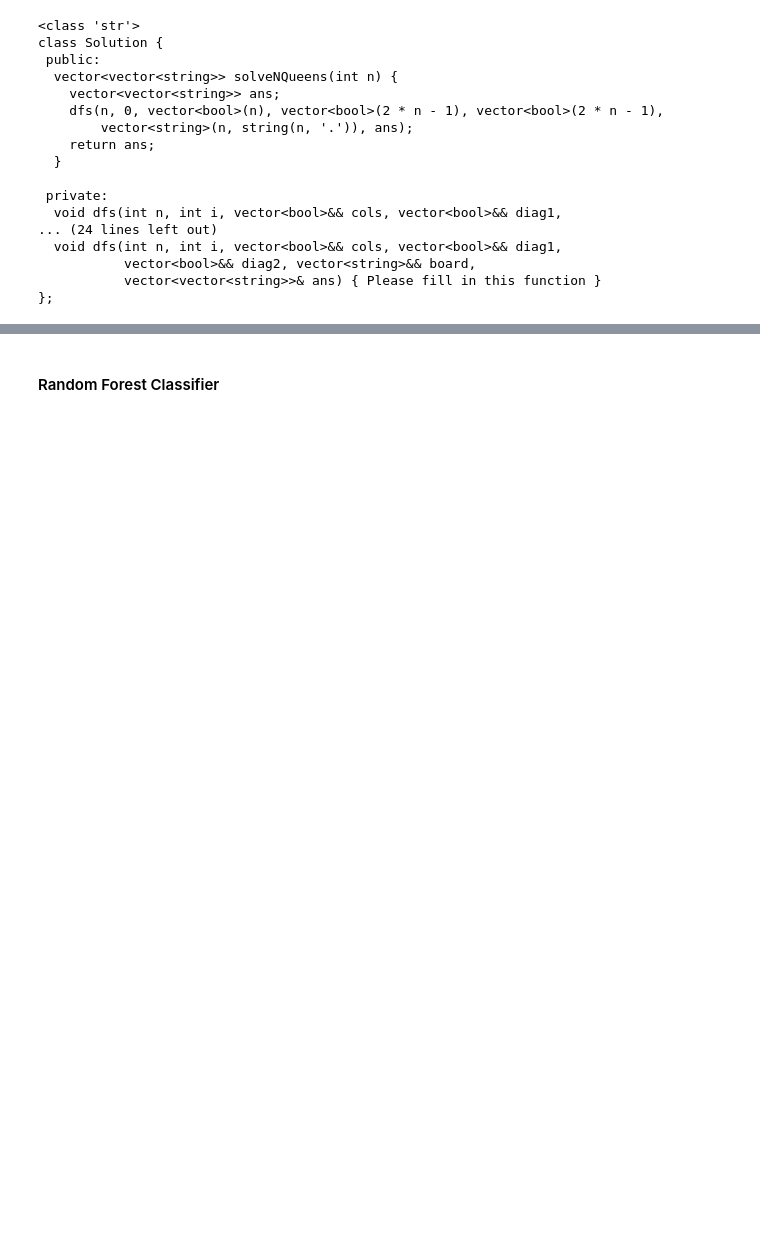
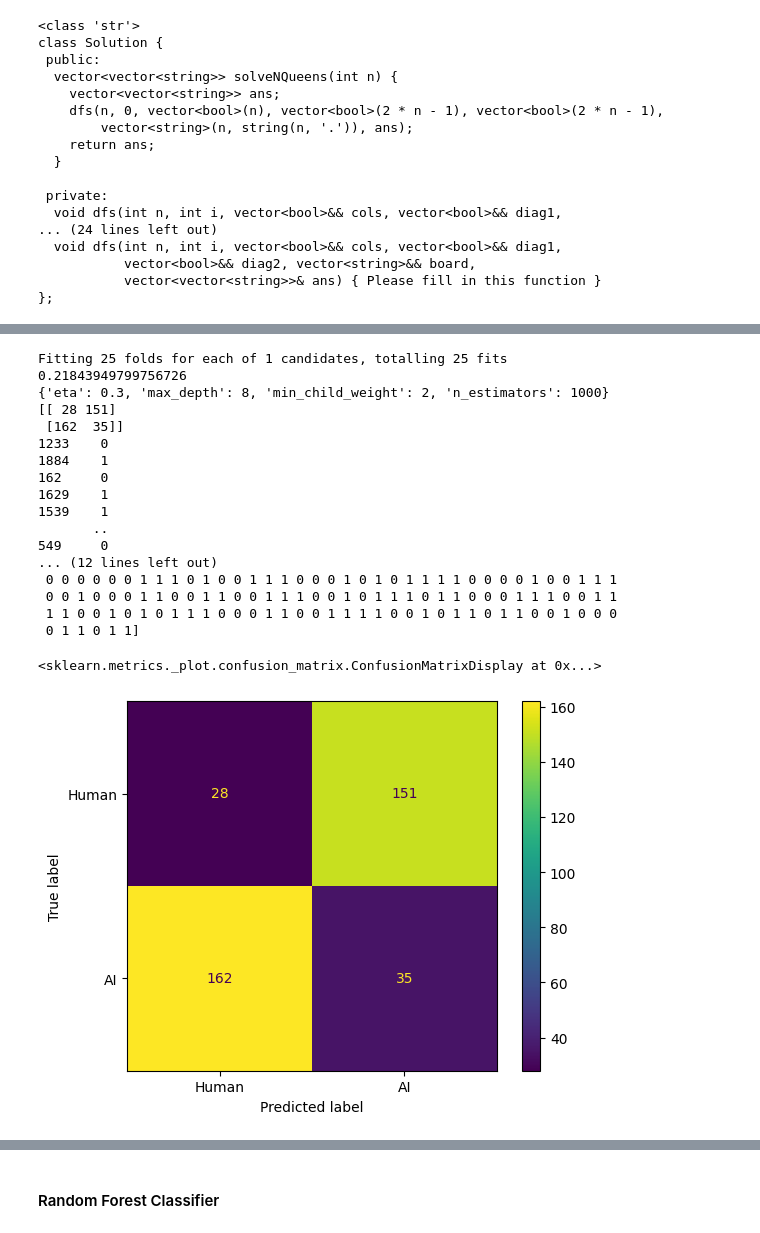
Before and after one commit to apang024/CS205AIGeneratedCode, a Jupyter notebook: main.ipynb, the cells around one changed output, grey strips where cells are left out. Saved outputs shown, nothing was run; the diff lists cells and outputs as text; code cells hidden in the pictures; blank space fills up the shorter version.

```diff
--- a/main.ipynb
+++ b/main.ipynb
@@ -230,0 +389,71 @@ X_test_scaled = scaler.transform(X_test)
+# %%
+from sklearn.model_selection import RepeatedKFold, GridSearchCV
+from xgboost import XGBClassifier
+from sklearn.metrics import confusion_matrix, ConfusionMatrixDisplay
+
+# import cupy --- for those with NVIDIA GPUs and CUDA installed this can speed up the training process
+
+
+## Split the data into training and testing sets
+X = model_data.drop(columns=['ai_generated'])
+y = model_data['ai_generated']
+train = model_data.sample(frac=0.75,random_state=200)
+remaining = model_data.drop(train.index)
+## ONLY USE THE VALIDATION SET FOR MODEL/HYPERPARAMETER TUNING
+validate = remaining.sample(frac=0.5, random_state=200)
+## DO NOT USE THIS TEST SET FOR TUNING OR TRAINING, ONLY FOR FINAL EVALUATION
+test = remaining.drop(validate.index)
+
+
+X_train = train.drop(columns="ai_generated").to_numpy()
+y_train = train['ai_generated']
+X_val = validate.drop(columns="ai_generated").to_numpy()
+y_val = validate['ai_generated']
+X_test = test.drop(columns="ai_generated").to_numpy()
+y_test = test['ai_generated']
+
+
+## Train a XGB Classifier
+
+kf = RepeatedKFold(n_splits=5, n_repeats=5, random_state=42)
+xgb_model = XGBClassifier(n_jobs = 4, tree_method="hist", random_state=42)
+
+
+## Use GridSearchCV to find the best hyperparameters, only using the training set. This takes a really long time the more hyperparameters combinations you have.
+## Currently set to only use the default because it takes too long to run.
+## You can add more hyperparameters to the dictionary to search through more combinations.
+
+clf = GridSearchCV(xgb_model, {'n_estimators': [1000], 'eta': [.3], 'min_child_weight': [2], 'max_depth': [8]}, cv=kf, verbose=1, scoring="precision")
+clf.fit(X_train, y_train)
+print(clf.best_score_)
+print(clf.best_params_)
+
+y_pred = clf.predict(X_val)
+
+print(confusion_matrix(y_val, y_pred))
+
+print(y_val)
+print(y_pred)
+
+disp = ConfusionMatrixDisplay(confusion_matrix=confusion_matrix(y_val, y_pred), display_labels=["Human", "AI"])
+disp.plot()
+# %% [output]
+Fitting 25 folds for each of 1 candidates, totalling 25 fits
+0.21843949799756726
+{'eta': 0.3, 'max_depth': 8, 'min_child_weight': 2, 'n_estimators': 1000}
+[[ 28 151]
+ [162  35]]
+1233    0
+1884    1
+162     0
+1629    1
+1539    1
+       ..
+549     0
+... (12 lines left out)
+ 0 0 0 0 0 0 1 1 1 0 1 0 0 1 1 1 0 0 0 1 0 1 0 1 1 1 1 0 0 0 0 1 0 0 1 1 1
+ 0 0 1 0 0 0 1 1 0 0 1 1 0 0 1 1 1 0 0 1 0 1 1 1 0 1 1 0 0 0 1 1 1 0 0 1 1
+ 1 1 0 0 1 0 1 0 1 1 1 0 0 0 1 1 0 0 1 1 1 1 0 0 1 0 1 1 0 1 1 0 0 1 0 0 0
+ 0 1 1 0 1 1]
+<sklearn.metrics._plot.confusion_matrix.ConfusionMatrixDisplay at 0x...>
+[figure, added]
```
Also changed, not shown: parts of 62 cells of this notebook, 25 other files.
